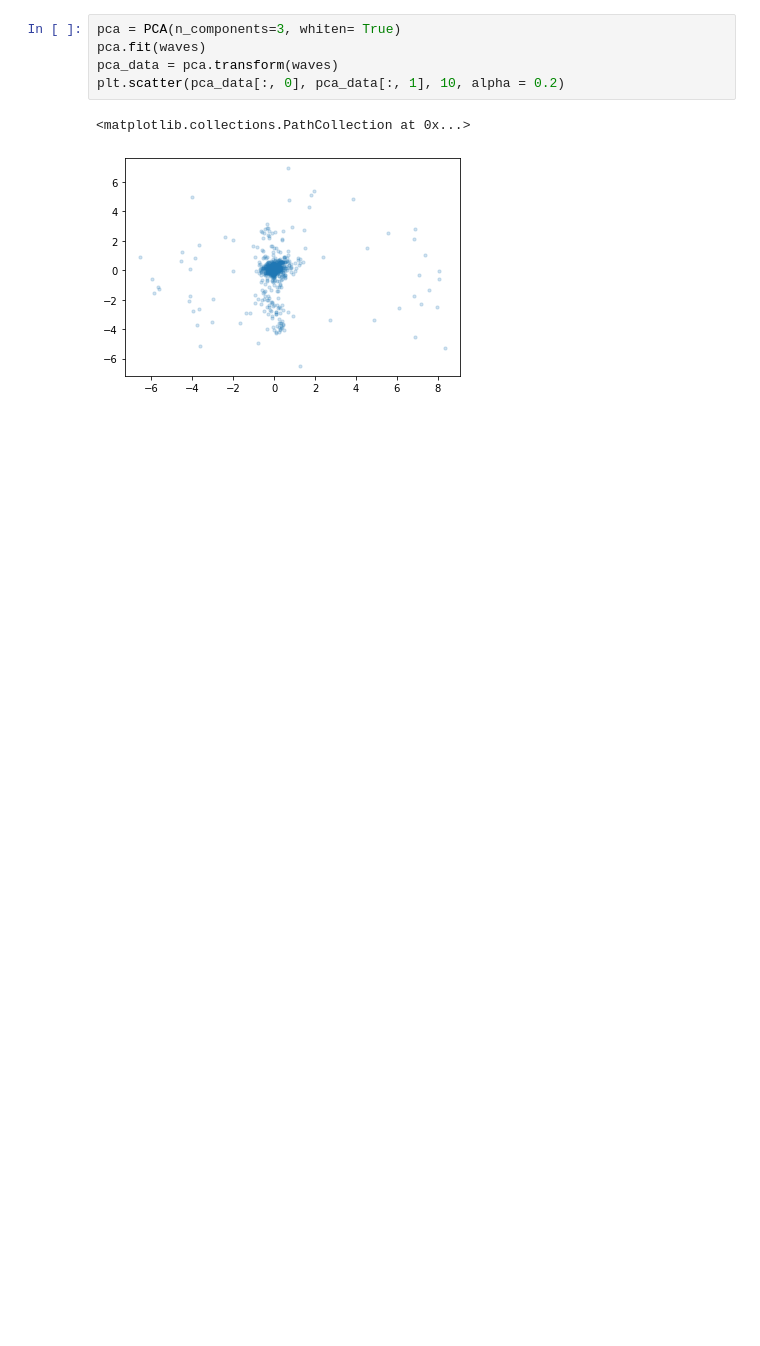
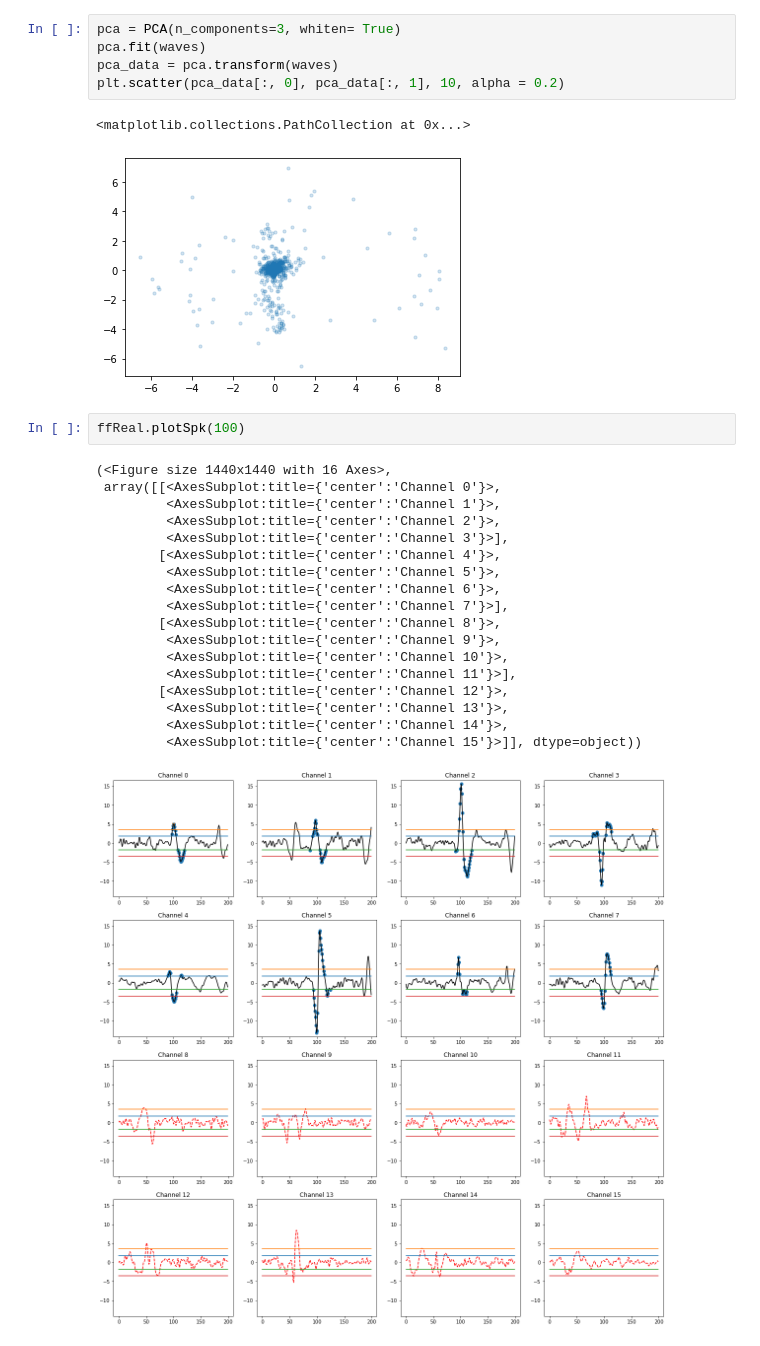
Before and after one commit to samirchowd/floodfill, a Jupyter notebook: rewrite/develop.ipynb, the cells around one changed output. Saved outputs shown, nothing was run; the diff lists cells and outputs as text; blank space fills up the shorter version.

```diff
--- a/rewrite/develop.ipynb
+++ b/rewrite/develop.ipynb
@@ -365,3 +357,24 @@ plt.scatter(pca_data[:, 0], pca_data[:, 1], 10, alpha = 0.2)
 # %% [output]
 <matplotlib.collections.PathCollection at 0x...>
 [figure]
+# %%
+ffReal.plotSpk(100)
+# %% [output]
+(<Figure size 1440x1440 with 16 Axes>,
+ array([[<AxesSubplot:title={'center':'Channel 0'}>,
+         <AxesSubplot:title={'center':'Channel 1'}>,
+         <AxesSubplot:title={'center':'Channel 2'}>,
+         <AxesSubplot:title={'center':'Channel 3'}>],
+        [<AxesSubplot:title={'center':'Channel 4'}>,
+         <AxesSubplot:title={'center':'Channel 5'}>,
+         <AxesSubplot:title={'center':'Channel 6'}>,
+         <AxesSubplot:title={'center':'Channel 7'}>],
+        [<AxesSubplot:title={'center':'Channel 8'}>,
+         <AxesSubplot:title={'center':'Channel 9'}>,
+         <AxesSubplot:title={'center':'Channel 10'}>,
+         <AxesSubplot:title={'center':'Channel 11'}>],
+        [<AxesSubplot:title={'center':'Channel 12'}>,
+         <AxesSubplot:title={'center':'Channel 13'}>,
+         <AxesSubplot:title={'center':'Channel 14'}>,
+         <AxesSubplot:title={'center':'Channel 15'}>]], dtype=object))
+[figure, added]
```
Also changed, not shown: parts of 31 cells of this notebook, 6 other files.
